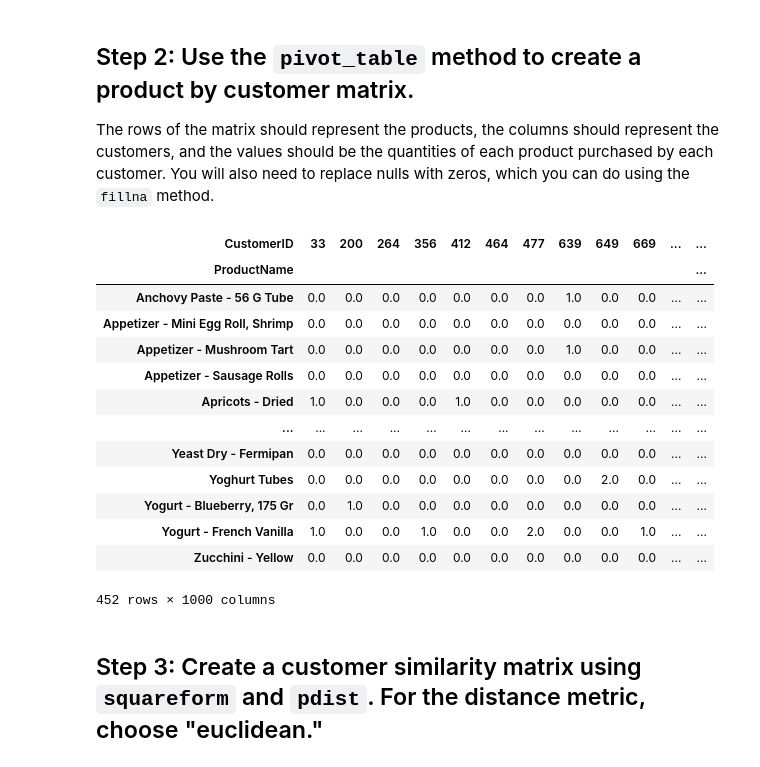
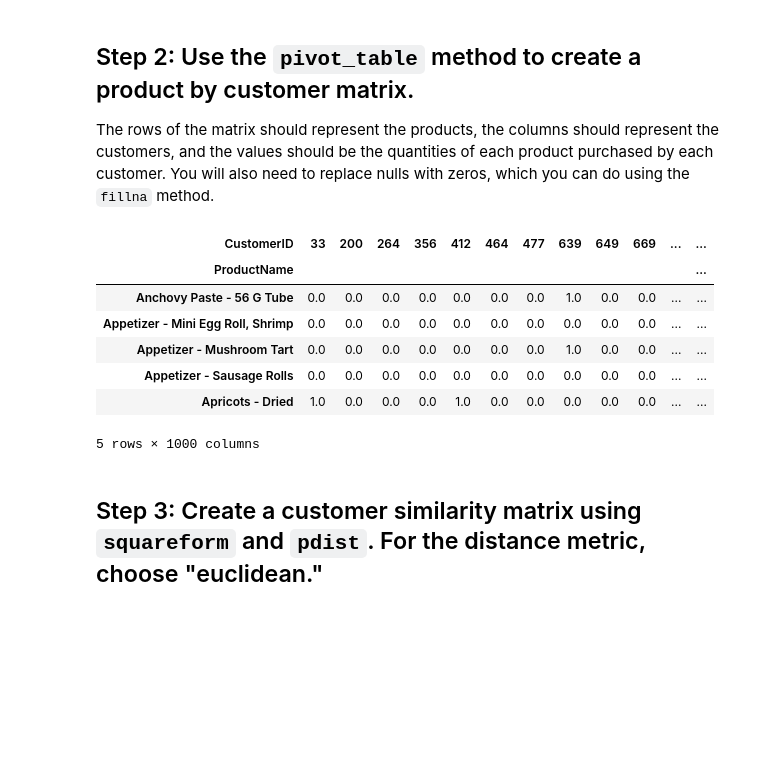
Before and after one commit to ironhack-datalabs/datamad1019, a Jupyter notebook: module-2/lab-intro-recommender-systems/your-code/main.ipynb, the cells around one changed output. Saved outputs shown, nothing was run; the diff lists cells and outputs as text; code cells hidden in the pictures; blank space fills up the shorter version.

```diff
--- a/module-2/lab-intro-recommender-systems/your-code/main.ipynb
+++ b/module-2/lab-intro-recommender-systems/your-code/main.ipynb
@@ -47,22 +40,16 @@ The rows of the matrix should represent the products, the columns should represe
 # %%
 table = pd.pivot_table(newdata, values='Quantity', index=['ProductName'],columns=['CustomerID'])
 table = table.fillna(0)
-table
+table.head()
 # %% [output]
 | CustomerID | 33 | 200 | 264 | 356 | 412 | 464 | 477 | 639 | 649 | 669 | ... | ... |
 | ProductName |  |  |  |  |  |  |  |  |  |  |  | ... |
 | Anchovy Paste - 56 G Tube | 0.0 | 0.0 | 0.0 | 0.0 | 0.0 | 0.0 | 0.0 | 1.0 | 0.0 | 0.0 | ... | ... |
 | Appetizer - Mini Egg Roll, Shrimp | 0.0 | 0.0 | 0.0 | 0.0 | 0.0 | 0.0 | 0.0 | 0.0 | 0.0 | 0.0 | ... | ... |
 | Appetizer - Mushroom Tart | 0.0 | 0.0 | 0.0 | 0.0 | 0.0 | 0.0 | 0.0 | 1.0 | 0.0 | 0.0 | ... | ... |
 | Appetizer - Sausage Rolls | 0.0 | 0.0 | 0.0 | 0.0 | 0.0 | 0.0 | 0.0 | 0.0 | 0.0 | 0.0 | ... | ... |
 | Apricots - Dried | 1.0 | 0.0 | 0.0 | 0.0 | 1.0 | 0.0 | 0.0 | 0.0 | 0.0 | 0.0 | ... | ... |
-| ... | ... | ... | ... | ... | ... | ... | ... | ... | ... | ... | ... | ... |
-| Yeast Dry - Fermipan | 0.0 | 0.0 | 0.0 | 0.0 | 0.0 | 0.0 | 0.0 | 0.0 | 0.0 | 0.0 | ... | ... |
-| Yoghurt Tubes | 0.0 | 0.0 | 0.0 | 0.0 | 0.0 | 0.0 | 0.0 | 0.0 | 2.0 | 0.0 | ... | ... |
-| Yogurt - Blueberry, 175 Gr | 0.0 | 1.0 | 0.0 | 0.0 | 0.0 | 0.0 | 0.0 | 0.0 | 0.0 | 0.0 | ... | ... |
-| Yogurt - French Vanilla | 1.0 | 0.0 | 0.0 | 1.0 | 0.0 | 0.0 | 2.0 | 0.0 | 0.0 | 1.0 | ... | ... |
-| Zucchini - Yellow | 0.0 | 0.0 | 0.0 | 0.0 | 0.0 | 0.0 | 0.0 | 0.0 | 0.0 | 0.0 | ... | ... |
-452 rows × 1000 columns
+5 rows × 1000 columns
 # %% [markdown]
 ## Step 3: Create a customer similarity matrix using `squareform` and `pdist`. For the distance metric, choose "euclidean."
 # %%
```
Also changed, not shown: parts of 5 cells of this notebook.
